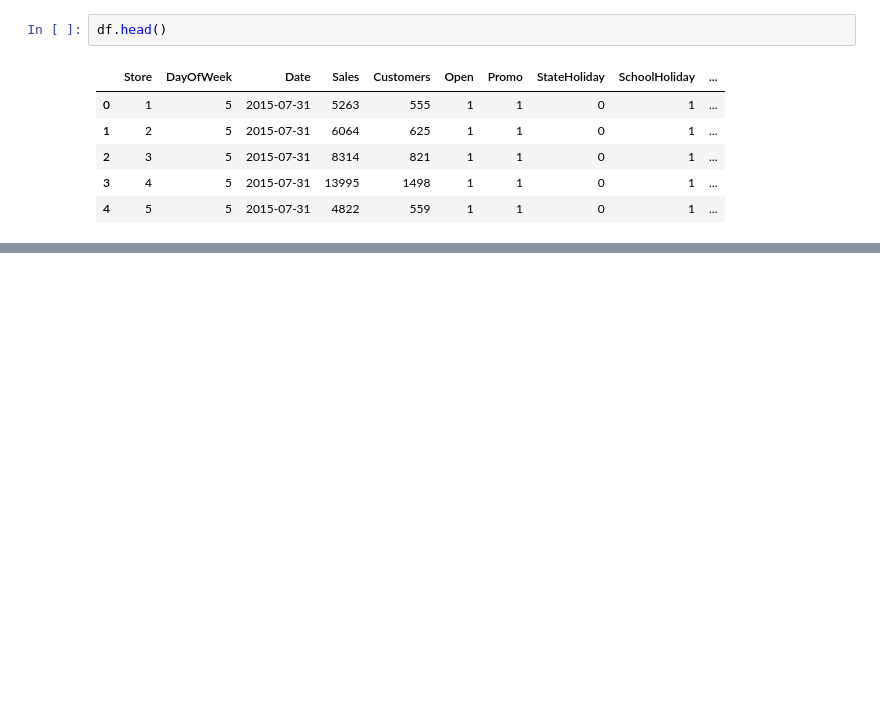
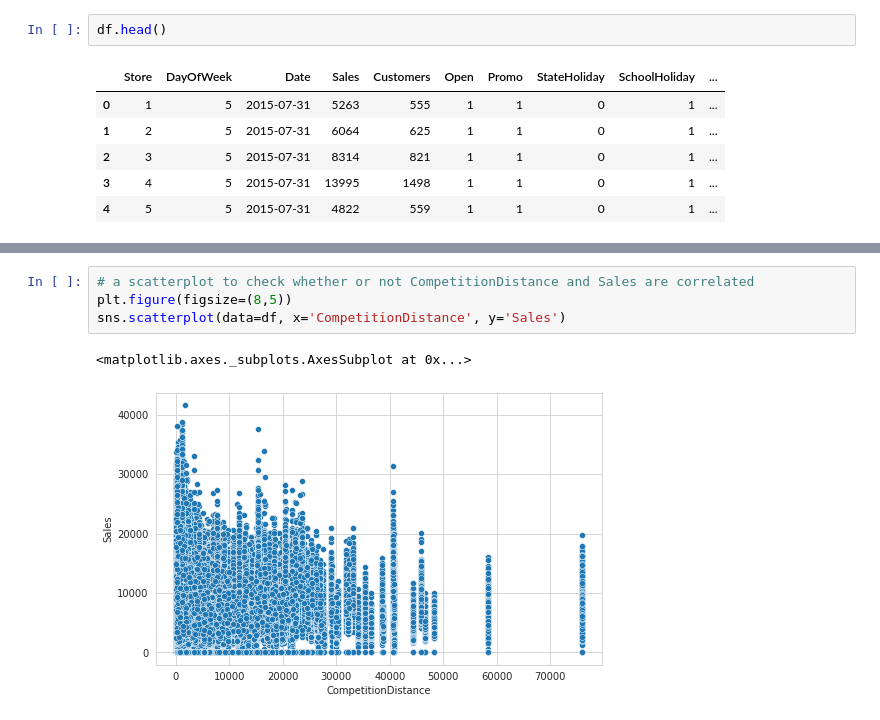
Before and after one commit to Bprs68/Rossmann-Sales-Prediction-, a Jupyter notebook: Rossmann_Sales_Prediction_Capstone_Project.ipynb, the cells around one changed output, grey strips where cells are left out. Cells and saved outputs as stored; diff of their text form; blank space fills up the shorter version.

```diff
--- a/Rossmann_Sales_Prediction_Capstone_Project.ipynb
+++ b/Rossmann_Sales_Prediction_Capstone_Project.ipynb
@@ -215,0 +329,7 @@ df.head()
+# %%
+# a scatterplot to check whether or not CompetitionDistance and Sales are correlated
+plt.figure(figsize=(8,5))
+sns.scatterplot(data=df, x='CompetitionDistance', y='Sales')
+# %% [output]
+<matplotlib.axes._subplots.AxesSubplot at 0x...>
+[figure, added]
```
Also changed, not shown: parts of 78 cells of this notebook.
